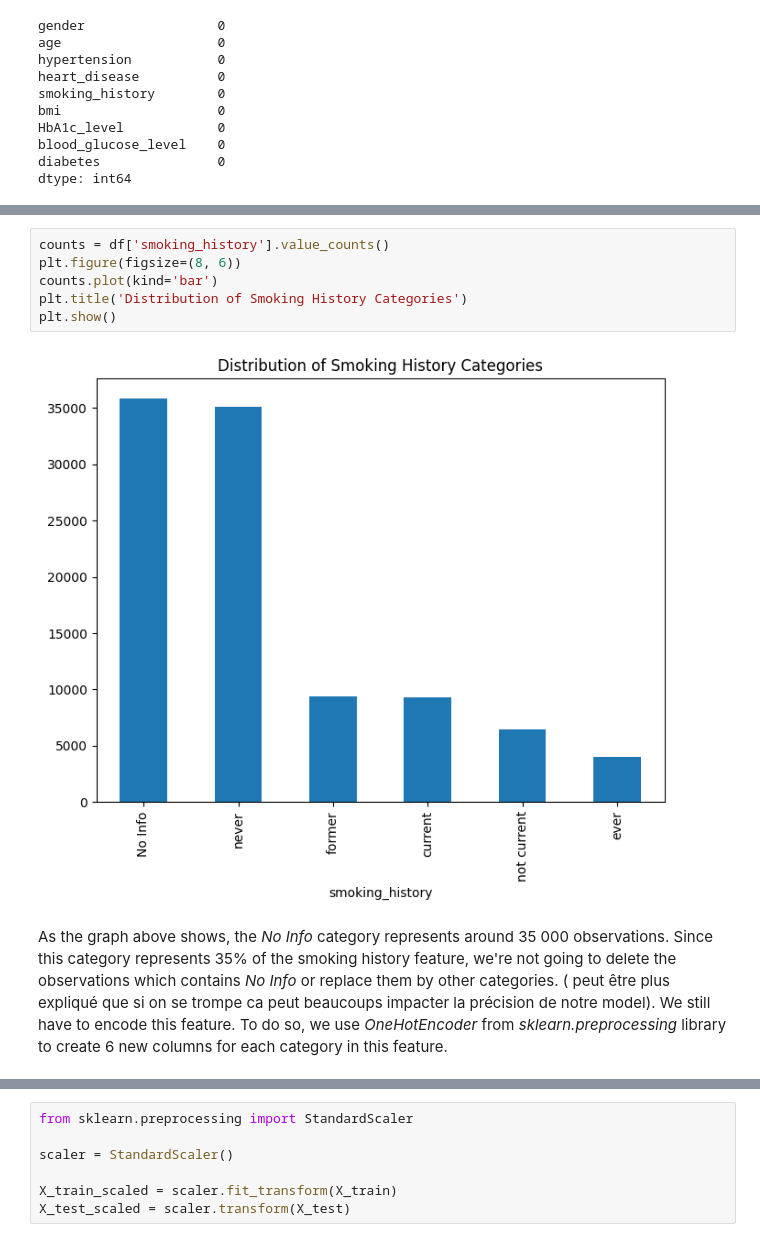
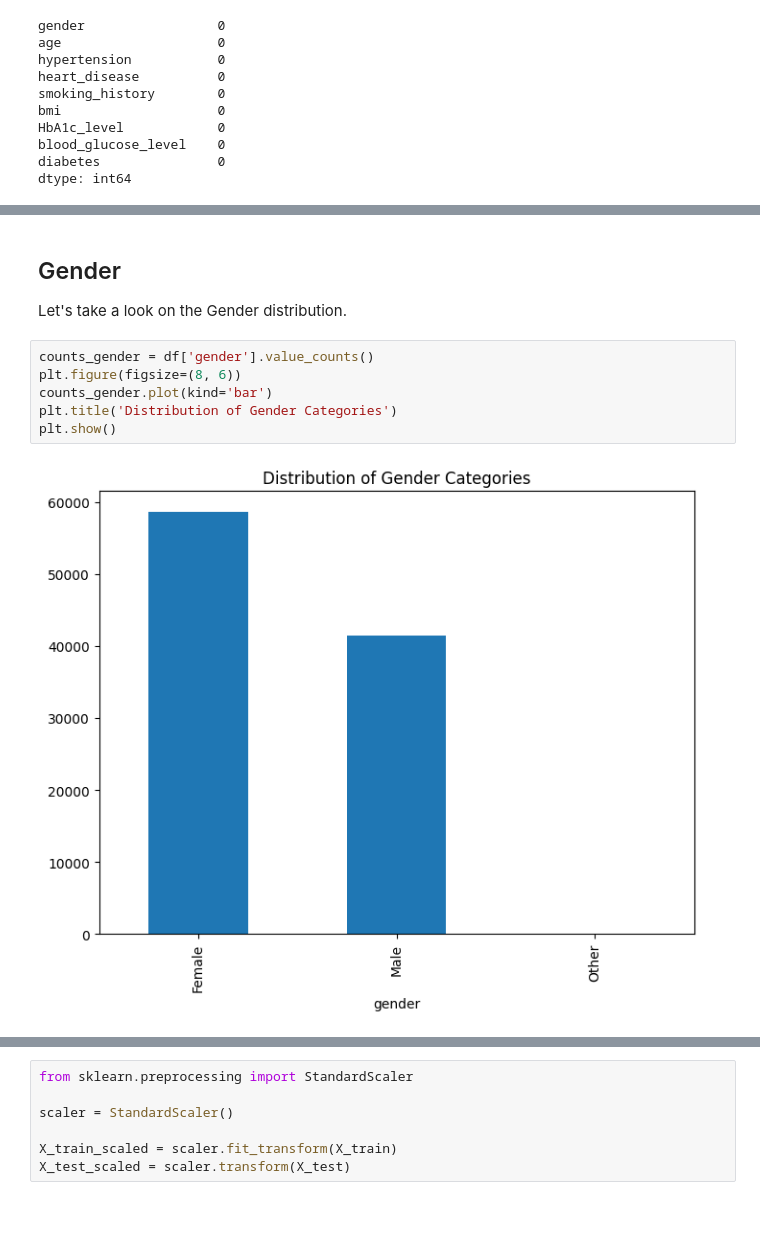
Before and after one commit to Antonin-MORENO/Diabetes-Prediction, a Jupyter notebook: report.ipynb, the cells around one changed output, grey strips where cells are left out. Saved outputs shown, nothing was run; the diff lists cells and outputs as text; blank space fills up the shorter version.

```diff
--- a/report.ipynb
+++ b/report.ipynb
@@ -68,10 +97,12 @@ As we can see we have a quit clean dataset with no missing values, however there
+# %% [markdown]
+## Gender
+
+Let's take a look on the Gender distribution.
 # %%
-counts = df['smoking_history'].value_counts()
+counts_gender = df['gender'].value_counts()
 plt.figure(figsize=(8, 6))
-counts.plot(kind='bar')
-plt.title('Distribution of Smoking History Categories')
+counts_gender.plot(kind='bar')
+plt.title('Distribution of Gender Categories')
 plt.show()
 # %% [output]
-[figure, old version]
+[figure, new version]
-# %% [markdown]
-As the graph above shows, the *No Info* category represents around 35 000 observations. Since this category represents 35% of the smoking history feature, we're not going to delete the observations which contains *No Info* or replace them by other categories.  ( peut être plus expliqué que si on se trompe ca peut beaucoups impacter la précision de notre model). We still have to encode this feature. To do so, we use *OneHotEncoder* from *sklearn.preprocessing* library to create 6 new columns for each category in this feature.
```
Also changed, not shown: parts of 33 cells of this notebook.
